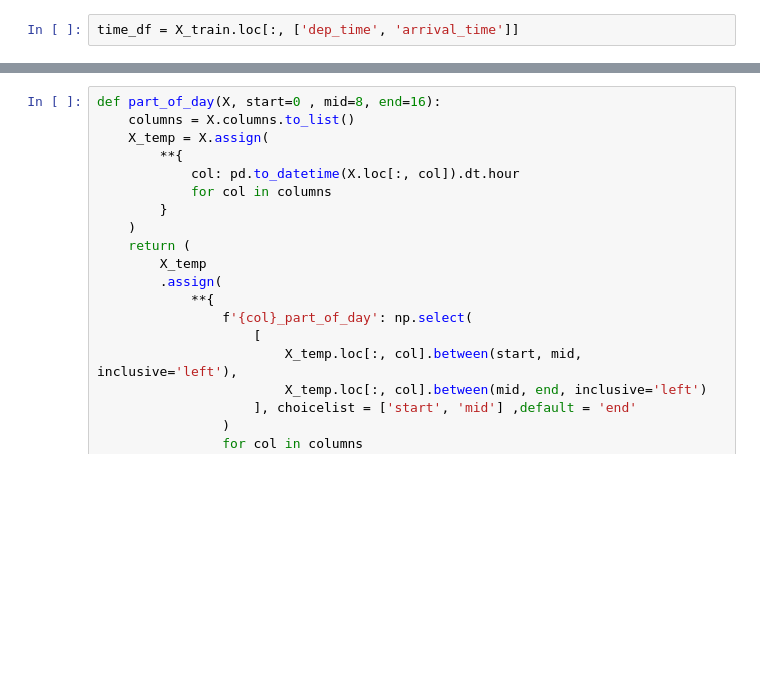
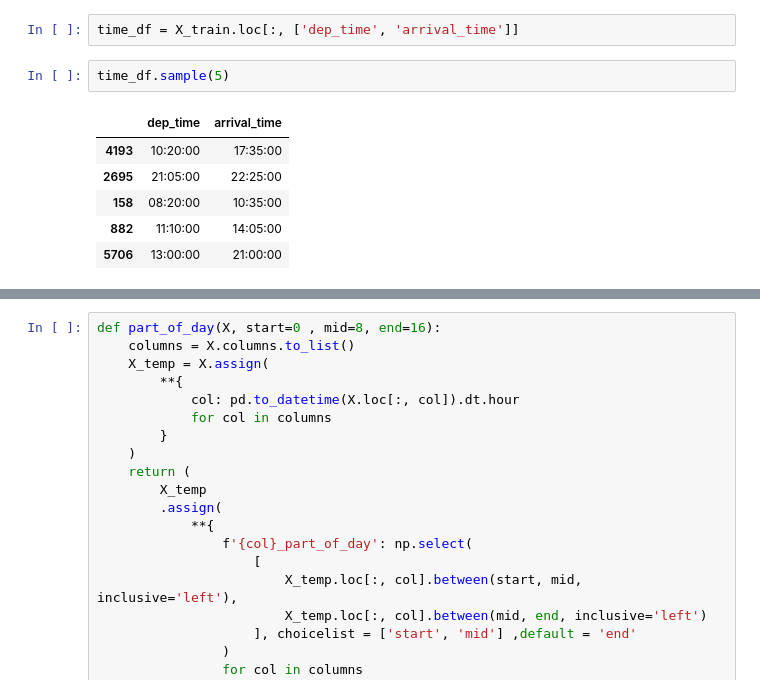
Before and after one commit to JaydeepAgravat/Flight-Price-Prediction, a Jupyter notebook: notebooks/Feature-Engineering.ipynb, the cells around one changed output, grey strips where cells are left out. Drawn from its saved outputs; the diff is of its cells as text; blank space fills up the shorter version.

```diff
--- a/notebooks/Feature-Engineering.ipynb
+++ b/notebooks/Feature-Engineering.ipynb
@@ -124,3 +164,12 @@ location_union_transformer = FeatureUnion(transformer_list=[
 ## Departure Time & Arrival Time
 # %%
 time_df = X_train.loc[:, ['dep_time', 'arrival_time']]
+# %%
+time_df.sample(5)
+# %% [output]
+|  | dep_time | arrival_time |
+| 4193 | 10:20:00 | 17:35:00 |
+| 2695 | 21:05:00 | 22:25:00 |
+| 158 | 08:20:00 | 10:35:00 |
+| 882 | 11:10:00 | 14:05:00 |
+| 5706 | 13:00:00 | 21:00:00 |
```
Also changed, not shown: parts of 6 cells of this notebook, 5 other files.
